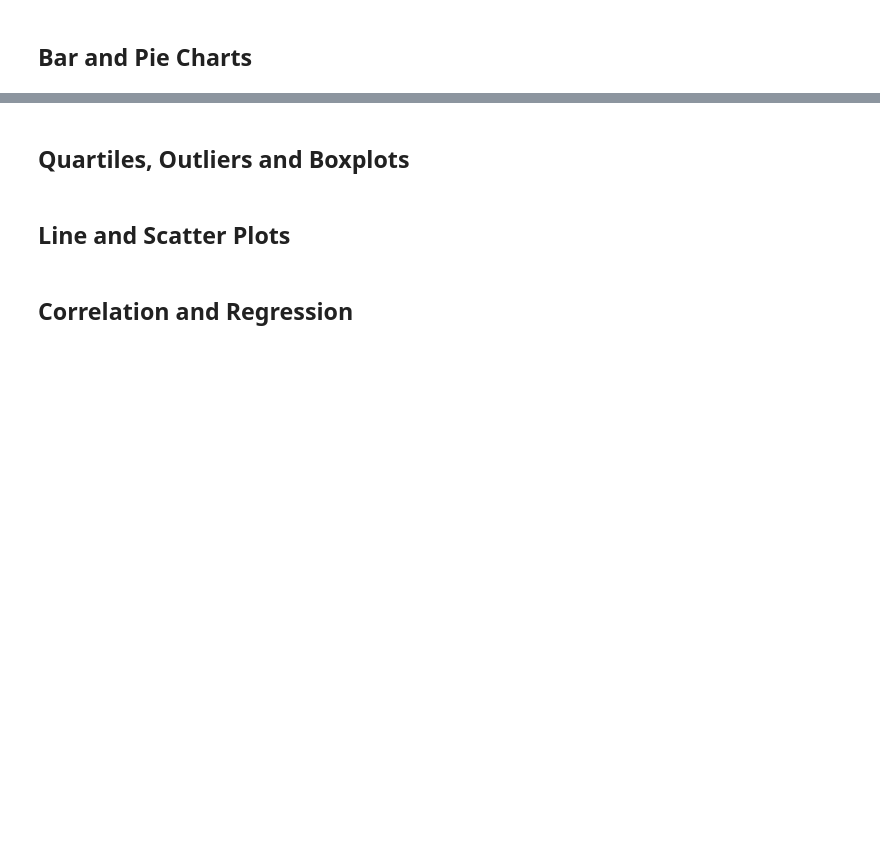
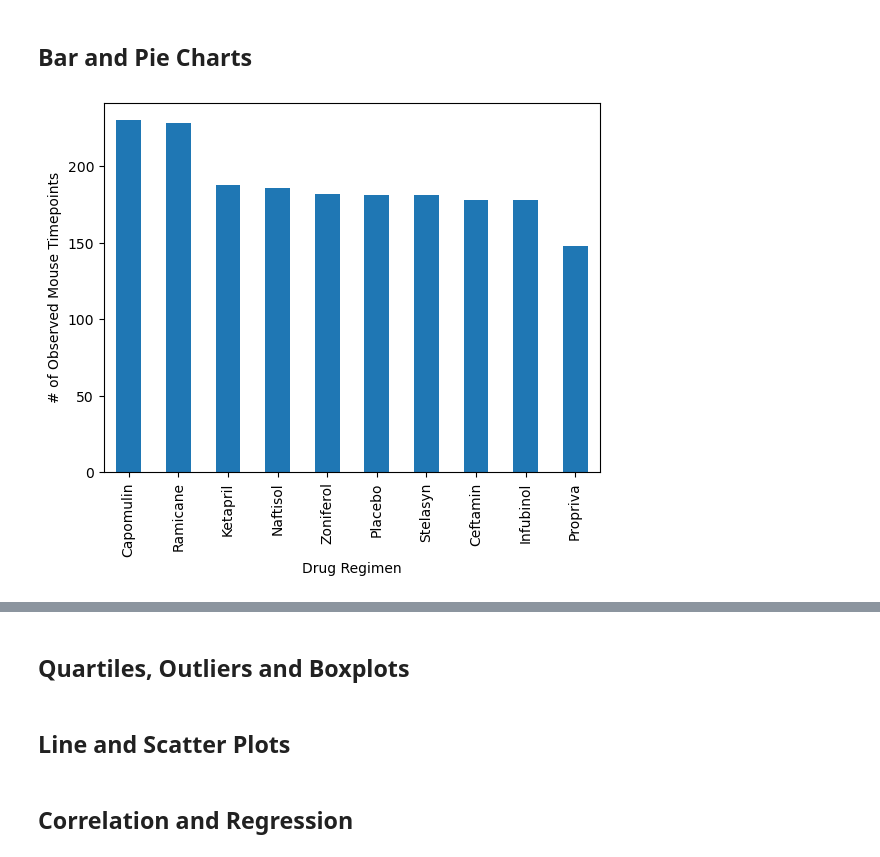
Before and after one commit to dtjskim/visualization-challenge, a Jupyter notebook: Pymaceuticals/pymaceuticals_starter.ipynb, the cells around one changed output, grey strips where cells are left out. Cells and saved outputs as stored; diff of their text form; code cells hidden in the pictures; blank space fills up the shorter version.

```diff
--- a/Pymaceuticals/pymaceuticals_starter.ipynb
+++ b/Pymaceuticals/pymaceuticals_starter.ipynb
@@ -65,6 +65,7 @@ duplicate_rows
 # %%
 # Create a clean DataFrame by dropping the duplicate mouse by its ID.
-combined_df_clean = combined_df.drop_duplicates(['Mouse ID', 'Timepoint'], keep=False)
+#combined_df_clean = combined_df.drop_duplicates(subset=['Mouse ID', 'Timepoint'], keep=False)
+combined_df_clean = combined_df[~combined_df['Mouse ID'].isin(duplicate_mouse_ids)]
 combined_df_clean.head()
 # %% [output]
 |  | Mouse ID | Timepoint | Tumor Volume (mm3) | Metastatic Sites | Drug Regimen | Sex | Age_months | ... |
@@ -95,5 +142,13 @@ combined_df_clean["Mouse ID"].nunique()
 ## Bar and Pie Charts
 # %%
 # Generate a bar plot showing the total number of rows (Mouse ID/Timepoints) for each drug regimen using Pandas.
+mouse_timepoints_counts = combined_df_clean.groupby('Drug Regimen').size().sort_values(ascending=False)
+mouse_timepoints_counts.plot(kind='bar')
+
+plt.xlabel('Drug Regimen')
+plt.ylabel('# of Observed Mouse Timepoints')
+plt.show()
+# %% [output]
+[figure, added]
 # %%
 # Generate a bar plot showing the total number of rows (Mouse ID/Timepoints) for each drug regimen using pyplot.
```
Also changed, not shown: parts of 9 cells of this notebook.
